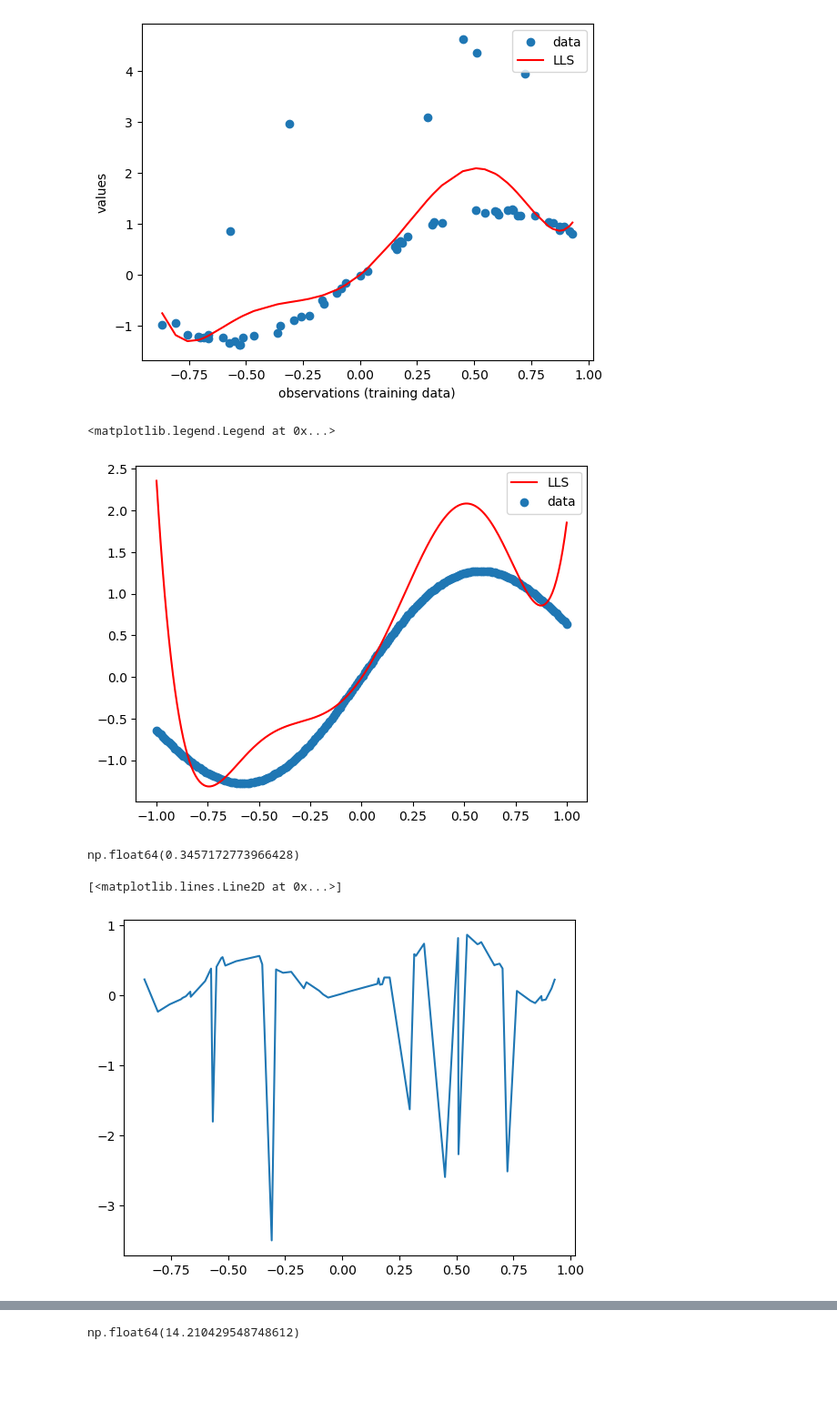
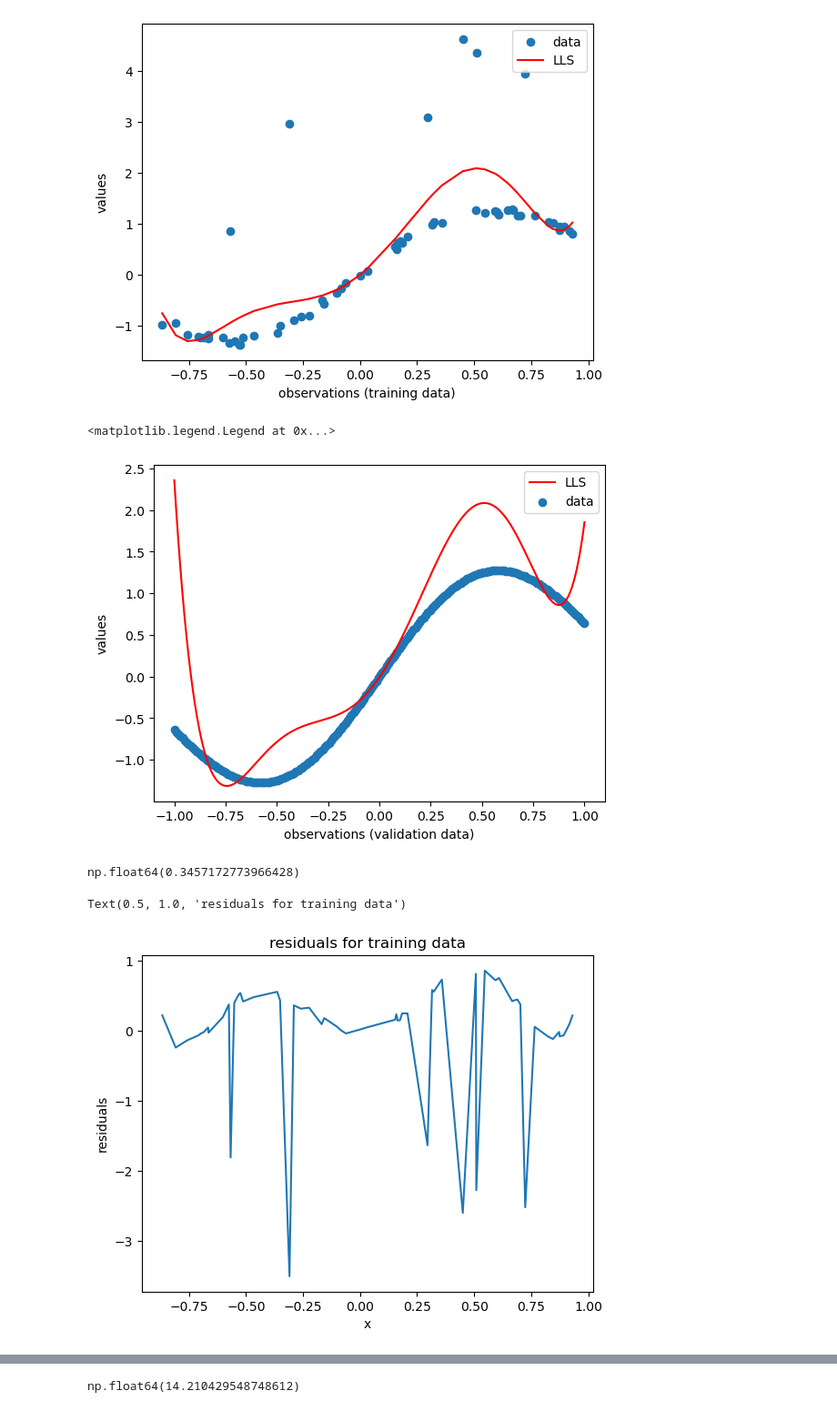
Before and after one commit to db423/Optimisation, a Jupyter notebook: Optimisation_coursework/cw.ipynb, the cells around one changed output, grey strips where cells are left out. Shown at 91% size. Cells and saved outputs as stored; diff of their text form; code cells hidden in the pictures; blank space fills up the shorter version.

Commit message:
images

```diff
--- a/Optimisation_coursework/cw.ipynb
+++ b/Optimisation_coursework/cw.ipynb
@@ -51,10 +51,12 @@ for i in range(200):
 theta_2 = np.linalg.inv(A2.T @ A2) @ A2.T @ b2
 plt.plot(x2, A2@theta_ls, color = 'red', label = 'LLS')
 plt.scatter(x2, b2, label = 'data')
+plt.xlabel('observations (validation data)')
+plt.ylabel('values')
 plt.legend()
 # %% [output]
 <matplotlib.legend.Legend at 0x...>
-[figure, old version]
+[figure, new version]
 # %%
 validation_error = 0
 V = A2 @ theta_ls
@@ -70,8 +72,11 @@ residuals = A2 @ theta_ls - b2
 residuals_outliers = A @ theta_ls - b
 # %%
 plt.plot(x , residuals_outliers)
+plt.xlabel('x')
+plt.ylabel('residuals')
+plt.title('residuals for training data')
 # %% [output]
-[<matplotlib.lines.Line2D at 0x...>]
+Text(0.5, 1.0, 'residuals for training data')
-[figure, old version]
+[figure, new version]
 # %%
 plt.plot(x2, residuals)
```
Also changed, not shown: parts of 1 cell of this notebook.
